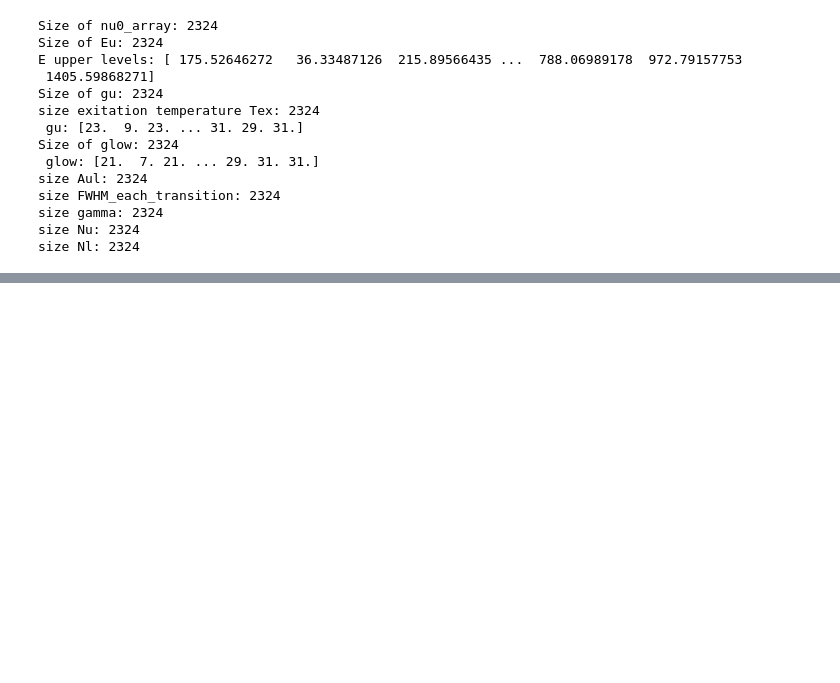
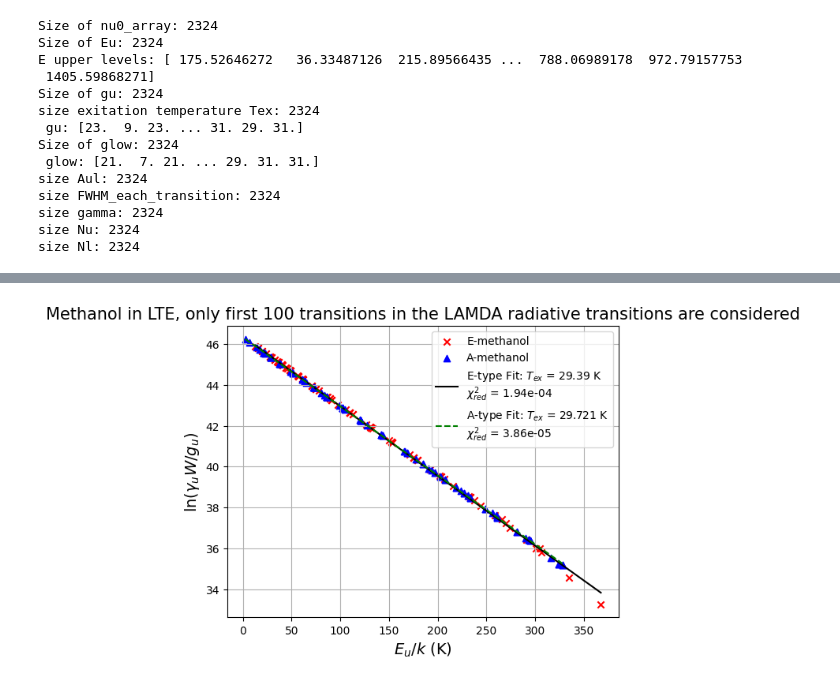
Before and after one commit to aleksej-rodano/phas0052_project, a Jupyter notebook: pythonradex_clean.ipynb, the cells around one changed output, grey strips where cells are left out. Saved outputs shown, nothing was run; the diff lists cells and outputs as text; code cells hidden in the pictures; blank space fills up the shorter version.

```diff
--- a/pythonradex_clean.ipynb
+++ b/pythonradex_clean.ipynb
@@ -1446,0 +1513,70 @@ plt.show()
+# %%
+# Take only N first transitions
+firstN_transitions = 100
+
+# calculate get y values using column density of the upper level for E-type methanol
+y_values_metanol_E = np.log(NuCH3OH[:firstN_transitions] / gCH3OH[:firstN_transitions])
+
+# calculate get y values using column density of the upper level for A-type methanol
+y_values_metanol_A = np.log(NuCH3OH_A[:firstN_transitions] / gCH3OH_A[:firstN_transitions])
+
+# plot population diagram for E-type methanol
+fig, ax = plt.subplots()
+plt.scatter(EuCH3OH[:firstN_transitions], y_values_metanol_E, marker="x", color="red", label="E-methanol")
+
+# plot population diagram for A-type methanol
+plt.scatter(EuCH3OH_A[:firstN_transitions], y_values_metanol_A, marker="^", color="blue", label="A-methanol")
+
+plt.xlabel(r"$E_u/k$ (K)", fontsize=14)
+plt.ylabel(r"$\ln(\gamma_u W / g_u)$", fontsize=14)
+plt.title(f"Methanol in LTE, only first {firstN_transitions} transitions in the LAMDA radiative transitions are considered", fontsize=15)
+
+# Fit a straight line to estimate T_ex for E-type methanol
+fit_E = np.polyfit(EuCH3OH[:firstN_transitions], y_values_metanol_E, 1)  # Linear fit
+T_ex_E = -1 / fit_E[0]  # Rotational temperature from slope
+
+# Fit a straight line to estimate T_ex for A-type methanol
+fit_A = np.polyfit(EuCH3OH_A[:firstN_transitions], y_values_metanol_A, 1)  # Linear fit
+T_ex_A = -1 / fit_A[0]  # Rotational temperature from slope
+
+# Calculate the fitted y-values for E-type methanol
+x_fit_E = np.linspace(min(EuCH3OH[:firstN_transitions]), max(EuCH3OH[:firstN_transitions]), 100)
+y_fit_E = fit_E[0] * x_fit_E + fit_E[1]
+
+# Calculate the fitted y-values for A-type methanol
+x_fit_A = np.linspace(min(EuCH3OH_A[:firstN_transitions]), max(EuCH3OH_A[:firstN_transitions]), 100)
+y_fit_A = fit_A[0] * x_fit_A + fit_A[1]
+
+# Calculate chi-squared for E-type methanol
+y_fit_observed_E = fit_E[0] * EuCH3OH[:firstN_transitions] + fit_E[1]
+chi_squared_E = np.sum(((y_values_metanol_E - y_fit_observed_E) ** 2) / y_fit_observed_E)
+reduced_chi_squared_E = chi_squared_E / (firstN_transitions - 2)
+
+# Calculate chi-squared for A-type methanol
+y_fit_observed_A = fit_A[0] * EuCH3OH_A[:firstN_transitions] + fit_A[1]
+chi_squared_A = np.sum(((y_values_metanol_A - y_fit_observed_A) ** 2) / y_fit_observed_A)
+reduced_chi_squared_A = chi_squared_A / (firstN_transitions - 2)
+
+# Plot the best-fit line for E-type methanol
+plt.plot(
+    x_fit_E,
+    y_fit_E,
+    linestyle="-",
+    color="black",
+    label=(f"E-type Fit: $T_{{ex}}$ = {T_ex_E:.5g} K\n$\chi^2_{{red}}$ = {reduced_chi_squared_E:.2e}"),
+)
+
+# Plot the best-fit line for A-type methanol
+plt.plot(
+    x_fit_A,
+    y_fit_A,
+    linestyle="--",
+    color="green",
+    label=(f"A-type Fit: $T_{{ex}}$ = {T_ex_A:.5g} K\n$\chi^2_{{red}}$ = {reduced_chi_squared_A:.2e}"),
+)
+
+plt.legend()
+ax.grid()
+plt.show()
+# %% [output]
+[figure, added]
```
Also changed, not shown: parts of 10 cells of this notebook, 1 other file.
